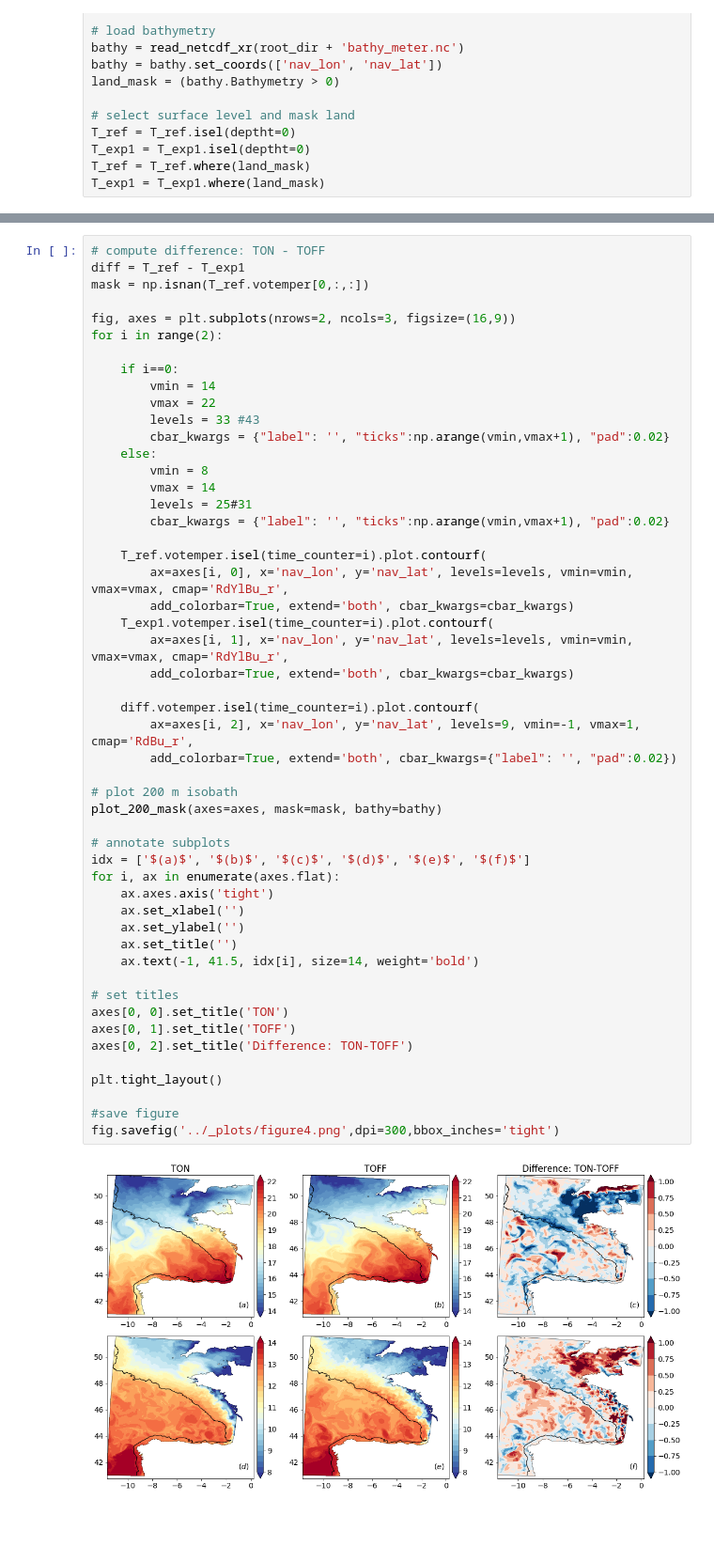
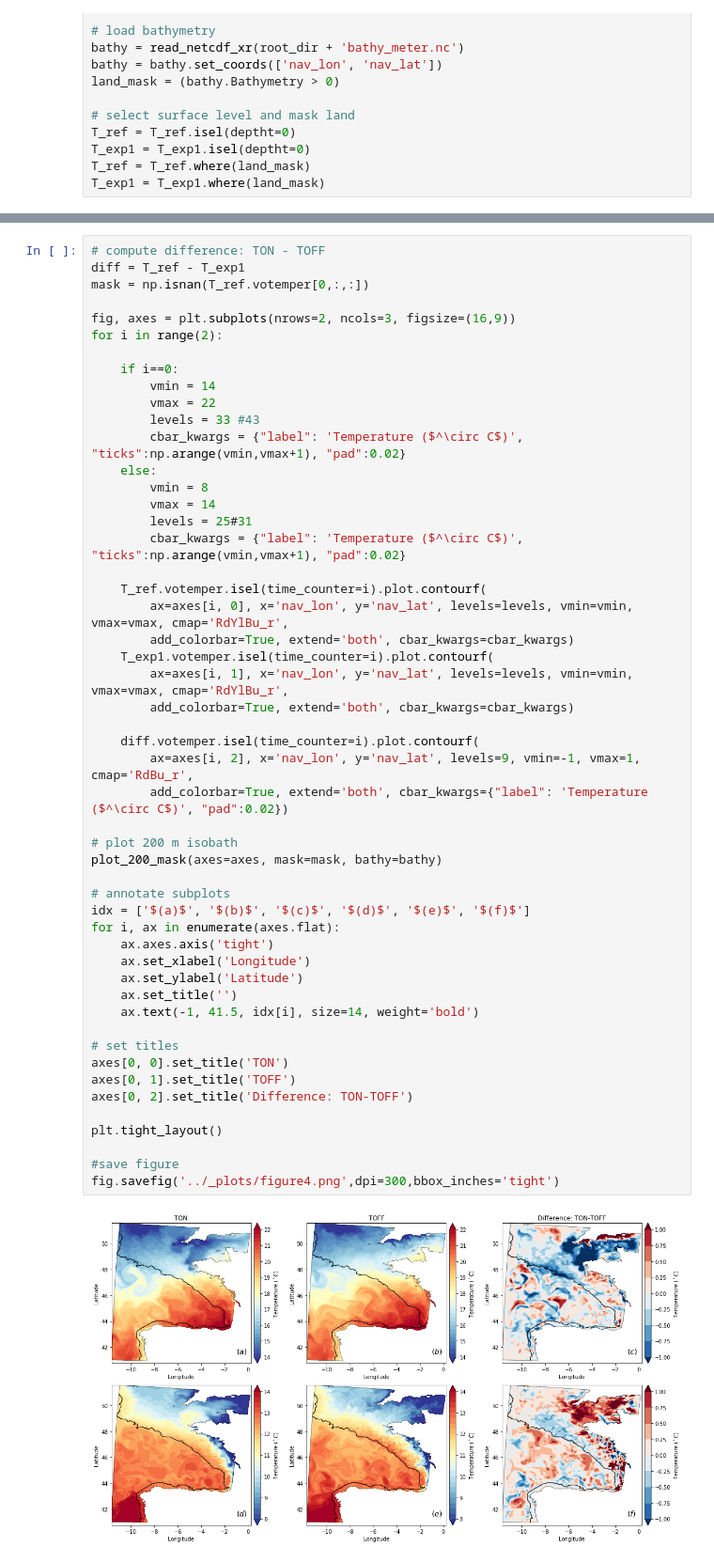
Before and after one commit to gkara00/BoB_tides, a Jupyter notebook: notebooks/figure4.ipynb, the cells around one changed output, grey strips where cells are left out. Shown at 94% size. Cells and saved outputs as stored; diff of their text form; blank space fills up the shorter version.

```diff
--- a/notebooks/figure4.ipynb
+++ b/notebooks/figure4.ipynb
@@ -71,44 +71,44 @@ for i in range(2):
         vmin = 14
         vmax = 22
         levels = 33 #43
-        cbar_kwargs = {"label": '', "ticks":np.arange(vmin,vmax+1), "pad":0.02}
+        cbar_kwargs = {"label": 'Temperature ($^\circ C$)', "ticks":np.arange(vmin,vmax+1), "pad":0.02}
     else:
         vmin = 8
         vmax = 14
         levels = 25#31
-        cbar_kwargs = {"label": '', "ticks":np.arange(vmin,vmax+1), "pad":0.02}
+        cbar_kwargs = {"label": 'Temperature ($^\circ C$)', "ticks":np.arange(vmin,vmax+1), "pad":0.02}
 
     T_ref.votemper.isel(time_counter=i).plot.contourf(
         ax=axes[i, 0], x='nav_lon', y='nav_lat', levels=levels, vmin=vmin, vmax=vmax, cmap='RdYlBu_r',
         add_colorbar=True, extend='both', cbar_kwargs=cbar_kwargs)
     T_exp1.votemper.isel(time_counter=i).plot.contourf(
         ax=axes[i, 1], x='nav_lon', y='nav_lat', levels=levels, vmin=vmin, vmax=vmax, cmap='RdYlBu_r',
         add_colorbar=True, extend='both', cbar_kwargs=cbar_kwargs)
 
     diff.votemper.isel(time_counter=i).plot.contourf(
         ax=axes[i, 2], x='nav_lon', y='nav_lat', levels=9, vmin=-1, vmax=1, cmap='RdBu_r',
-        add_colorbar=True, extend='both', cbar_kwargs={"label": '', "pad":0.02})
+        add_colorbar=True, extend='both', cbar_kwargs={"label": 'Temperature ($^\circ C$)', "pad":0.02})
 
 # plot 200 m isobath
 plot_200_mask(axes=axes, mask=mask, bathy=bathy)
 
 # annotate subplots
 idx = ['$(a)$', '$(b)$', '$(c)$', '$(d)$', '$(e)$', '$(f)$']
 for i, ax in enumerate(axes.flat):
     ax.axes.axis('tight')
-    ax.set_xlabel('')
-    ax.set_ylabel('')
+    ax.set_xlabel('Longitude')
+    ax.set_ylabel('Latitude')
     ax.set_title('')
     ax.text(-1, 41.5, idx[i], size=14, weight='bold')
 
 # set titles
 axes[0, 0].set_title('TON')
 axes[0, 1].set_title('TOFF')
 axes[0, 2].set_title('Difference: TON-TOFF')
 
 plt.tight_layout()
 
 #save figure
 fig.savefig('../_plots/figure4.png',dpi=300,bbox_inches='tight')
 # %% [output]
-[figure, old version]
+[figure, new version]
```
Also changed, not shown: 38 other files.
